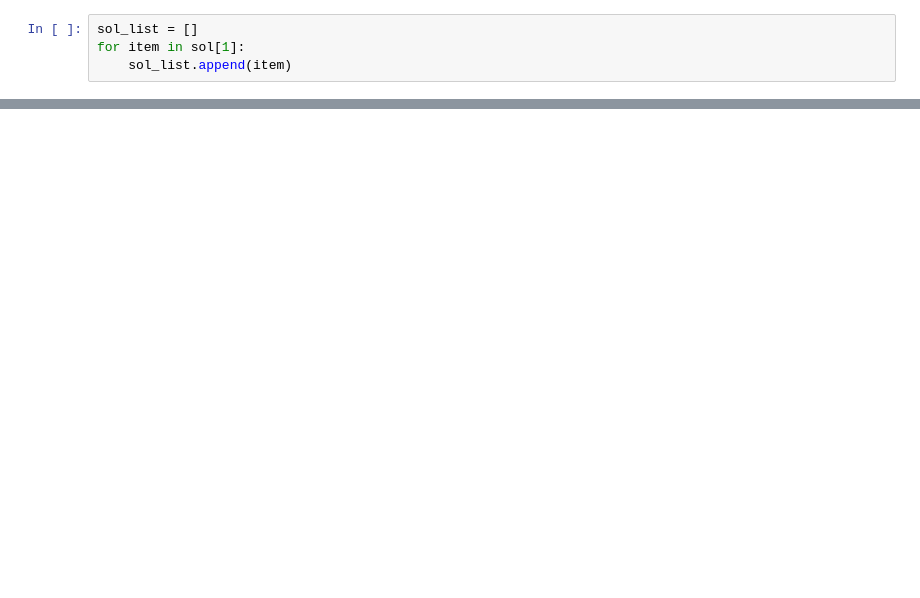
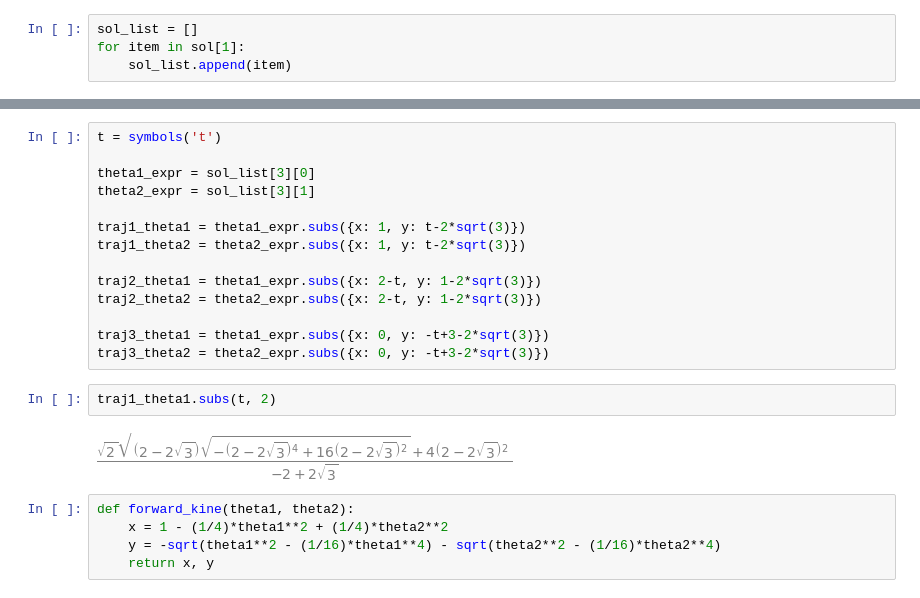
Before and after one commit to qwertpas/pythontests, a Jupyter notebook: ece470/eq_solve.ipynb, the cells around one changed output, grey strips where cells are left out. Saved outputs shown, nothing was run; the diff lists cells and outputs as text; blank space fills up the shorter version.

```diff
--- a/ece470/eq_solve.ipynb
+++ b/ece470/eq_solve.ipynb
@@ -50,3 +52,26 @@ theta2 = sol_list[7][1]
 theta2
 # %% [output]
 [figure]
+# %%
+t = symbols('t')
+
+theta1_expr = sol_list[3][0]
+theta2_expr = sol_list[3][1]
+
+traj1_theta1 = theta1_expr.subs({x: 1, y: t-2*sqrt(3)})
+traj1_theta2 = theta2_expr.subs({x: 1, y: t-2*sqrt(3)})
+
+traj2_theta1 = theta1_expr.subs({x: 2-t, y: 1-2*sqrt(3)})
+traj2_theta2 = theta2_expr.subs({x: 2-t, y: 1-2*sqrt(3)})
+
+traj3_theta1 = theta1_expr.subs({x: 0, y: -t+3-2*sqrt(3)})
+traj3_theta2 = theta2_expr.subs({x: 0, y: -t+3-2*sqrt(3)})
+# %%
+traj1_theta1.subs(t, 2)
+# %% [output]
+[figure, added]
+# %%
+def forward_kine(theta1, theta2):
+    x = 1 - (1/4)*theta1**2 + (1/4)*theta2**2
+    y = -sqrt(theta1**2 - (1/16)*theta1**4) - sqrt(theta2**2 - (1/16)*theta2**4)
+    return x, y
```
Also changed, not shown: parts of 9 cells of this notebook.
